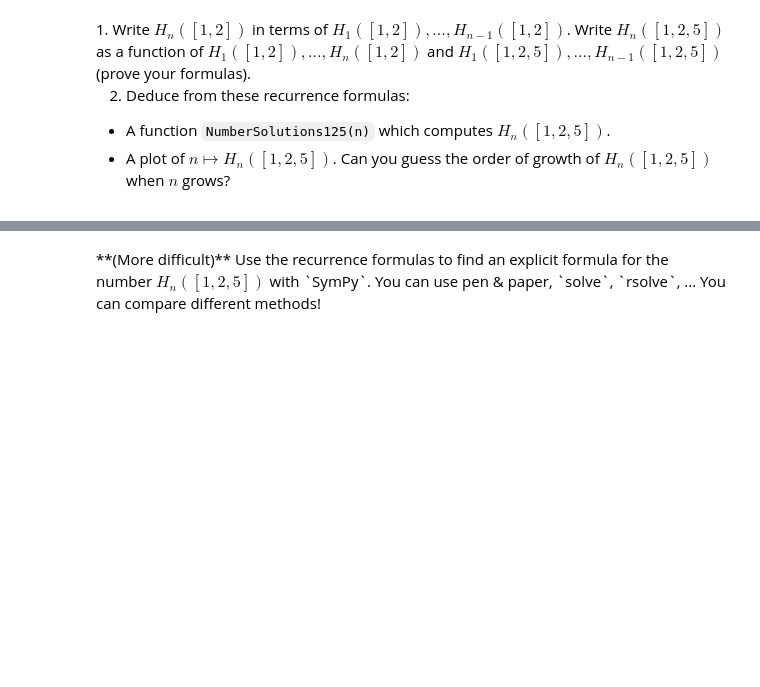
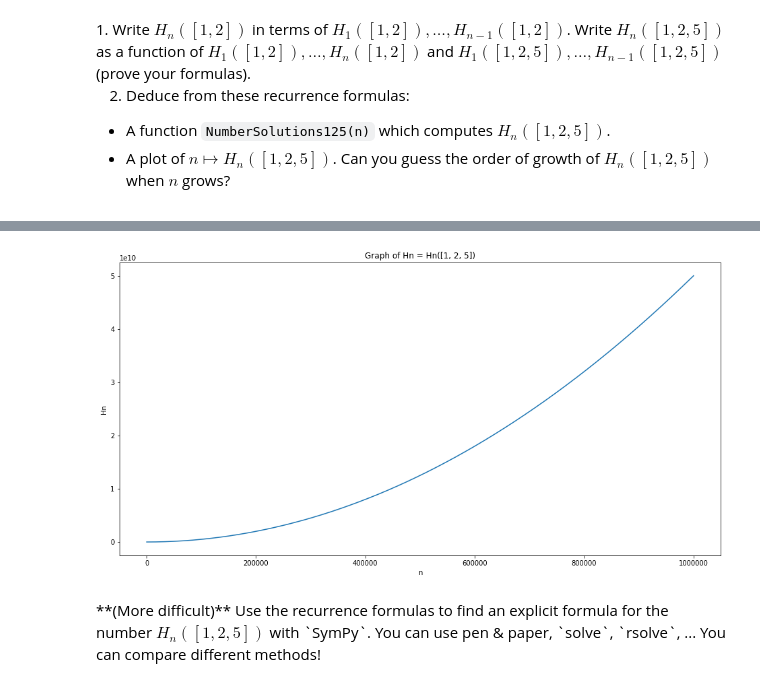
Before and after one commit to paulseghers/MAA205_Final, a Jupyter notebook: Project1_DecompositionsOfIntegers.ipynb, the cells around one changed output, grey strips where cells are left out. Saved outputs shown, nothing was run; the diff lists cells and outputs as text; code cells hidden in the pictures; blank space fills up the shorter version.

```diff
--- a/Project1_DecompositionsOfIntegers.ipynb
+++ b/Project1_DecompositionsOfIntegers.ipynb
@@ -290,3 +270,42 @@ ________
+# %%
+# L = [1, 2]
+def NumberofSolution12(n):
+    if (n == 1): return 1
+    return NumberofSolution12(n-1)+(0 if n % 2 else 1)
+
+# L = [1, 2, 5]
+def NumberofSolution125(n):
+    if (n < 5): return NumberofSolution12(n)
+    if (n == 5): return NumberofSolution12(n)+1
+    return NumberofSolution125(n-5)+NumberofSolution12(n)
+
+# Improved algorithms
+def N12(n): return n//2 + 1
+
+memory = {}
+def N125(n):
+    if (n < 5): return N12(n)
+    if (n == 5): return N12(n)+1
+    if n in memory: return memory[n]
+    res = N125(n-5)+N12(n)
+    memory[n] = res
+    return res
+
+# Plotting
+maxn = 1000000
+N = np.arange(1, maxn)
+Hn = []
+for n in N:
+    Hn.append(N125(n))
+
+plt.figure(figsize=(16, 8))
+plt.plot(N, Hn)
+plt.title("Graph of Hn = Hn([1, 2, 5])")
+plt.xlabel("n")
+plt.ylabel("Hn")
+plt.show()
+# %% [output]
+[figure, added]
 # %% [markdown]
 <div markdown=1 class="DoIt"> **(More difficult)**
 Use the recurrence formulas to find an explicit formula for the number $H_n([1,2,5])$ with `SymPy`. You can use pen & paper, `solve`, `rsolve`, ... You can compare different methods!
```
Also changed, not shown: parts of 8 cells of this notebook.
